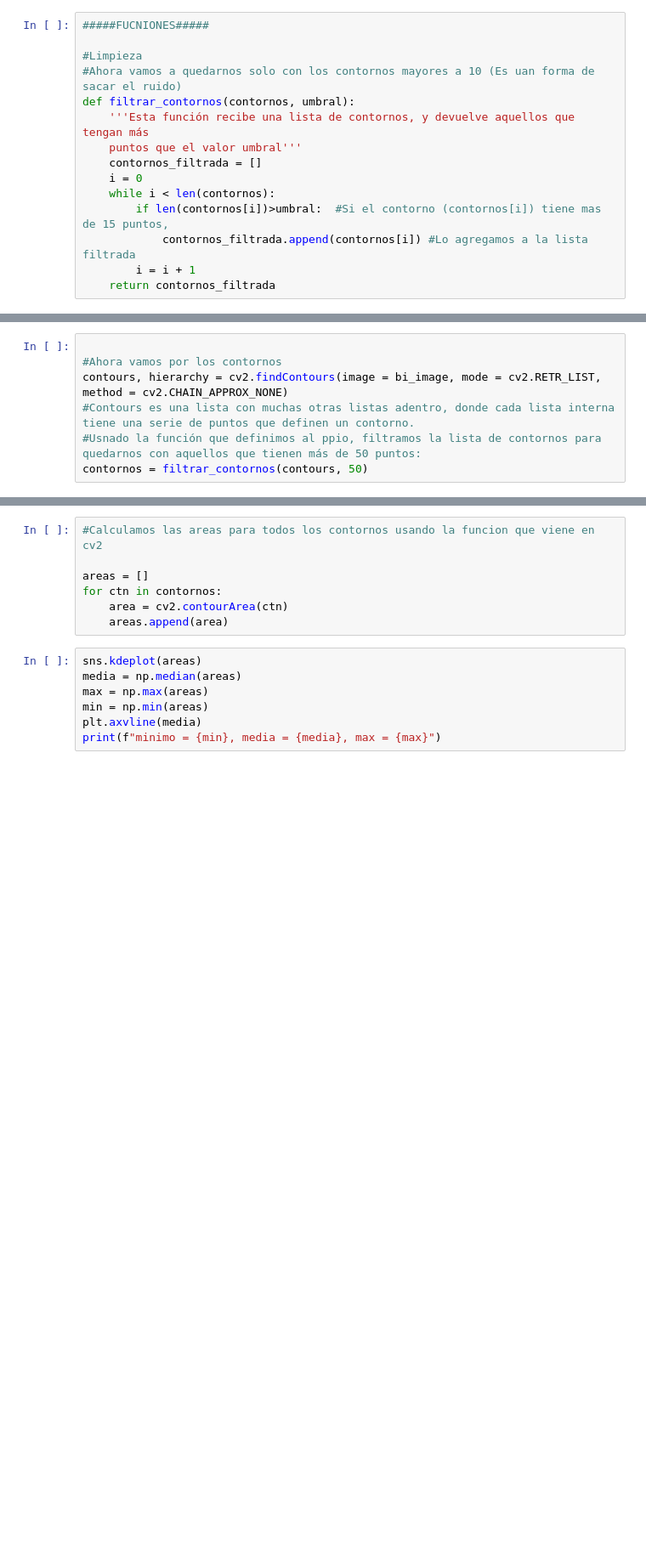
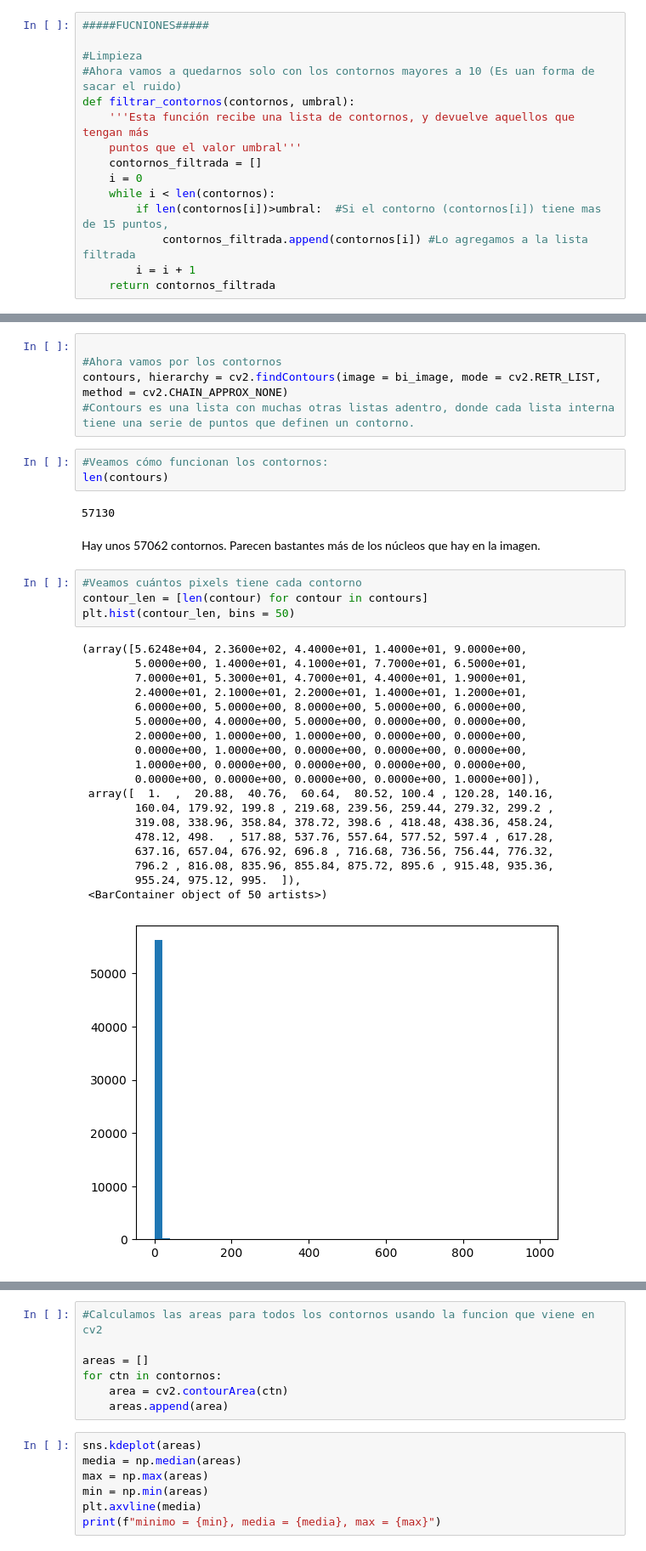
Before and after one commit to SalvadorCalanni/Confocal-Image-Analysis-Workshop-with-Python, a Jupyter notebook: Contornos/Conteo_nucleos.ipynb, the cells around one changed output, grey strips where cells are left out. Shown at 85% size. Drawn from its saved outputs; the diff is of its cells as text; blank space fills up the shorter version.

```diff
--- a/Contornos/Conteo_nucleos.ipynb
+++ b/Contornos/Conteo_nucleos.ipynb
@@ -69,5 +66,34 @@ plt.imshow(bi_image)
 #Ahora vamos por los contornos
 contours, hierarchy = cv2.findContours(image = bi_image, mode = cv2.RETR_LIST, method = cv2.CHAIN_APPROX_NONE)
 #Contours es una lista con muchas otras listas adentro, donde cada lista interna tiene una serie de puntos que definen un contorno.
-#Usnado la función que definimos al ppio, filtramos la lista de contornos para quedarnos con aquellos que tienen más de 50 puntos:
-contornos = filtrar_contornos(contours, 50)
+# %%
+#Veamos cómo funcionan los contornos:
+len(contours)
+# %% [output]
+57130
+# %% [markdown]
+Hay unos 57062 contornos. Parecen bastantes más de los núcleos que hay en la imagen.
+# %%
+#Veamos cuántos pixels tiene cada contorno
+contour_len = [len(contour) for contour in contours]
+plt.hist(contour_len, bins = 50)
+# %% [output]
+(array([5.6248e+04, 2.3600e+02, 4.4000e+01, 1.4000e+01, 9.0000e+00,
+        5.0000e+00, 1.4000e+01, 4.1000e+01, 7.7000e+01, 6.5000e+01,
+        7.0000e+01, 5.3000e+01, 4.7000e+01, 4.4000e+01, 1.9000e+01,
+        2.4000e+01, 2.1000e+01, 2.2000e+01, 1.4000e+01, 1.2000e+01,
+        6.0000e+00, 5.0000e+00, 8.0000e+00, 5.0000e+00, 6.0000e+00,
+        5.0000e+00, 4.0000e+00, 5.0000e+00, 0.0000e+00, 0.0000e+00,
+        2.0000e+00, 1.0000e+00, 1.0000e+00, 0.0000e+00, 0.0000e+00,
+        0.0000e+00, 1.0000e+00, 0.0000e+00, 0.0000e+00, 0.0000e+00,
+        1.0000e+00, 0.0000e+00, 0.0000e+00, 0.0000e+00, 0.0000e+00,
+        0.0000e+00, 0.0000e+00, 0.0000e+00, 0.0000e+00, 1.0000e+00]),
+ array([  1.  ,  20.88,  40.76,  60.64,  80.52, 100.4 , 120.28, 140.16,
+        160.04, 179.92, 199.8 , 219.68, 239.56, 259.44, 279.32, 299.2 ,
+        319.08, 338.96, 358.84, 378.72, 398.6 , 418.48, 438.36, 458.24,
+        478.12, 498.  , 517.88, 537.76, 557.64, 577.52, 597.4 , 617.28,
+        637.16, 657.04, 676.92, 696.8 , 716.68, 736.56, 756.44, 776.32,
+        796.2 , 816.08, 835.96, 855.84, 875.72, 895.6 , 915.48, 935.36,
+        955.24, 975.12, 995.  ]),
+ <BarContainer object of 50 artists>)
+[figure, added]
```
Also changed, not shown: parts of 16 cells of this notebook, 9 other files.
